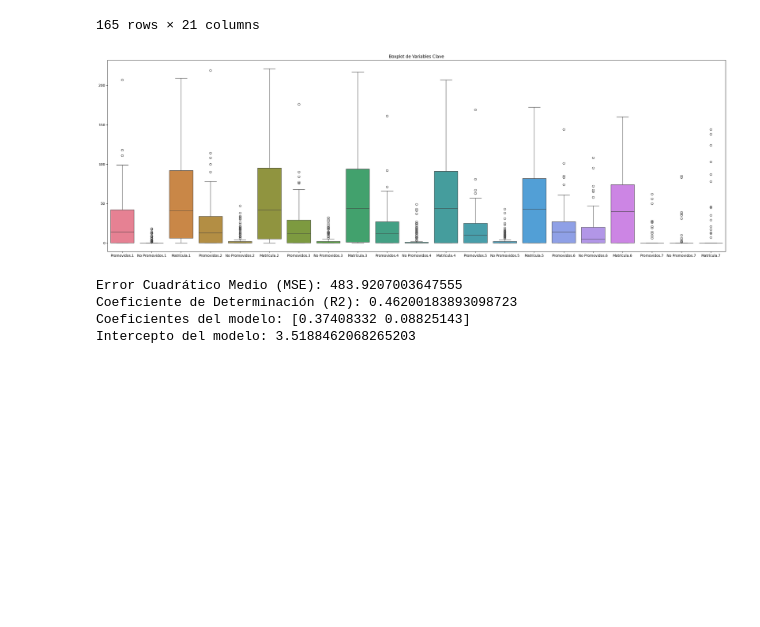
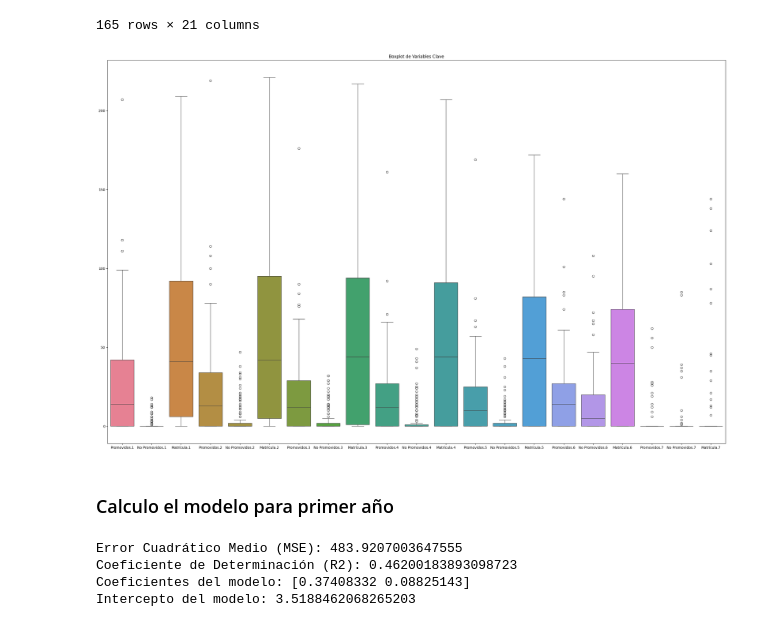
Before and after one commit to lucasgab2010/tpfinal_AA, a Jupyter notebook: notebooks/tpaagg.ipynb, the cells around one changed output. Cells and saved outputs as stored; diff of their text form; code cells hidden in the pictures; blank space fills up the shorter version.

```diff
--- a/notebooks/tpaagg.ipynb
+++ b/notebooks/tpaagg.ipynb
@@ -71,7 +71,7 @@ Requirement already satisfied: six>=1.5 in c:\users\pc\appdata\roaming\python\py
 import pandas as pd
 
 # Especifica el nombre del archivo Excel
-arch_A = 'dataset.xlsx'
+arch_A = '../src/data/dataset.xlsx'
 
 # Lee la hoja del archivo Excel empezando desde la fila que contiene los datos
 #nombre_hoja = 'Escuelas'
@@ -488,19 +572,22 @@ ds
 165 rows × 21 columns
 # %%
 # Boxplot para identificar outliers
-plt.figure(figsize=(32, 10))
+plt.figure(figsize=(32, 20))
 sns.boxplot(data=ds[['Promovidos.1', 'No Promovidos.1', 'Matrícula.1',
                      'Promovidos.2', 'No Promovidos.2', 'Matrícula.2',
                      'Promovidos.3', 'No Promovidos.3', 'Matrícula.3',
                      'Promovidos.4', 'No Promovidos.4', 'Matrícula.4',
                      'Promovidos.5', 'No Promovidos.5', 'Matrícula.5',
                      'Promovidos.6', 'No Promovidos.6', 'Matrícula.6',
                      'Promovidos.7', 'No Promovidos.7', 'Matrícula.7',
                      ]])
 plt.title('Boxplot de Variables Clave')
 plt.show()
 # %% [output]
-[figure, old version]
+[figure, new version]
+# %% [markdown]
+
+### Calculo el modelo para primer año
 # %%
 # Características y variable objetivo
 X = ds[['Matrícula.1', 'No Promovidos.1']]
```
Also changed, not shown: parts of 25 cells of this notebook.
